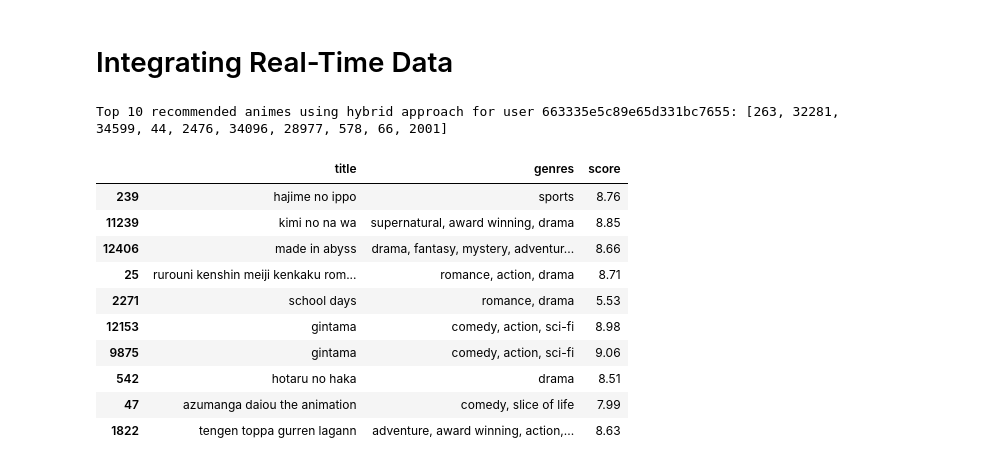
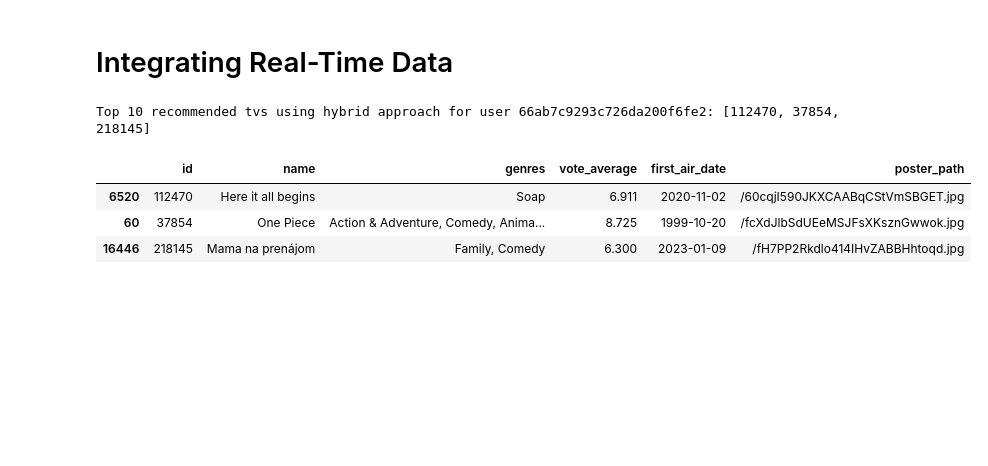
Before and after one commit to SStepz/TheWatcher, a Jupyter notebook: Recommendations/TVRS.ipynb, the cells around one changed output. Cells and saved outputs as stored; diff of their text form; code cells hidden in the pictures; blank space fills up the shorter version.

```diff
--- a/Recommendations/TVRS.ipynb
+++ b/Recommendations/TVRS.ipynb
@@ -94,7 +102,7 @@ Data columns (total 29 columns):
 dtypes: bool(2), float64(2), int64(5), object(20)
 memory usage: 35.1+ MB
 # %%
-df_tv = df_tv.drop(columns=['original_language', 'overview', 'adult', 'backdrop_path', 'first_air_date', 'last_air_date', 'homepage', 'original_name', 'poster_path', 'status', 'tagline', 'created_by', 'languages', 'networks', 'origin_country', 'spoken_languages', 'production_companies', 'production_countries', 'episode_run_time'])
+df_tv = df_tv.drop(columns=['original_language', 'overview', 'adult', 'backdrop_path', 'last_air_date', 'homepage', 'original_name', 'status', 'tagline', 'created_by', 'languages', 'networks', 'origin_country', 'spoken_languages', 'production_companies', 'production_countries', 'episode_run_time'])
 # %%
 df_tv.info()
 # %% [output]
@@ -298,7 +330,8 @@ NearestNeighbors(algorithm='brute', metric='cosine')
 # Function to get real-time recommendations using user-based collaborative filtering
 def get_recommendations_by_user(user_id, knn, user_tv_matrix, n=10):
     user_index = user_tv_matrix.index.get_loc(user_id)
-    distances, indices = knn.kneighbors(user_tv_sparse_matrix[user_index], n_neighbors=n+1)
+    n_neighbors = min(n + 1, user_tv_sparse_matrix.shape[0])  # Ensure n_neighbors is not greater than the number of samples
+    distances, indices = knn.kneighbors(user_tv_sparse_matrix[user_index], n_neighbors=n_neighbors)
 
     # Get the indices of the most similar users
     similar_users_indices = indices.flatten()[1:]  # Exclude the user itself
@@ -365,12 +398,12 @@ def hybrid_recommendations(user_id, svd, knn, user_tv_matrix, n=10):
         user_based_recommendations = [(tmdbId, (score - min_user_score) / (max_user_score - min_user_score), score) for tmdbId, score in user_based_recommendations]
 
     # Combine both sets of recommendations and remove duplicates
-    combined_recommendations = list(set(top_svd_recommendations + user_based_recommendations))
+    combined_recommendations = list({tmdbId: (score, original_score) for tmdbId, score, original_score in top_svd_recommendations + user_based_recommendations}.items())
 
     # Sort by recommendation score and then by tv score
-    combined_recommendations = sorted(combined_recommendations, key=lambda x: (x[1], x[2]), reverse=True)
+    combined_recommendations = sorted(combined_recommendations, key=lambda x: (x[1][0], x[1][1]), reverse=True)
 
-    final_recommendations = [tmdbId for tmdbId, _, _ in combined_recommendations[:n]]
+    final_recommendations = [tmdbId for tmdbId, _ in combined_recommendations[:n]]
     return final_recommendations
 
 def get_tv_details_by_ids(tv_ids):
@@ -379,7 +412,7 @@ def get_tv_details_by_ids(tv_ids):
         tv = df_tv[df_tv['id'] == tv_id]
         tvs.append(tv)
     result = pd.concat(tvs)
-    return result[['title', 'genres', 'vote_average']]
+    return result[['id', 'name', 'genres', 'vote_average', 'first_air_date', 'poster_path']]
 # %%
 svd_model = load('../AllModel/tv_svd_model.joblib')
 # %%
@@ -446,28 +472,21 @@ def update_knn_model(user_tv_sparse_matrix):
 
     return knn
 # %%
-mongouser = "kitsugarr"
-mongopass = "COgYoDBvZQdMMt6z"
+mongouser = ""
+mongopass = ""
 
 uri = f'mongodb+srv://{mongouser}:{mongopass}@cluster0.ls3onag.mongodb.net/next-auth-prisma?retryWrites=true&w=majority&appName=Cluster0'
 df_real_time = fetch_real_time_data(uri, 'next-auth-prisma', 'Media')
 user_tv_matrix, user_tv_sparse_matrix = update_user_item_matrix(df_score, df_real_time)
 knn = update_knn_model(user_tv_sparse_matrix)
 
 user_id = '66ab7c9293c726da200f6fe2'
 recommended_tvs_ids = hybrid_recommendations(user_id, svd_model, knn, user_tv_matrix)
 print(f'Top 10 recommended tvs using hybrid approach for user {user_id}: {recommended_tvs_ids}')
 get_tv_details_by_ids(recommended_tvs_ids)
 # %% [output]
-Top 10 recommended animes using hybrid approach for user 663335e5c89e65d331bc7655: [263, 32281, 34599, 44, 2476, 34096, 28977, 578, 66, 2001]
+Top 10 recommended tvs using hybrid approach for user 66ab7c9293c726da200f6fe2: [112470, 37854, 218145]
-|  | title | genres | score |
-| 239 | hajime no ippo | sports | 8.76 |
-| 11239 | kimi no na wa | supernatural, award winning, drama | 8.85 |
-| 12406 | made in abyss | drama, fantasy, mystery, adventur... | 8.66 |
-| 25 | rurouni kenshin meiji kenkaku rom... | romance, action, drama | 8.71 |
-| 2271 | school days | romance, drama | 5.53 |
-| 12153 | gintama | comedy, action, sci-fi | 8.98 |
-| 9875 | gintama | comedy, action, sci-fi | 9.06 |
-| 542 | hotaru no haka | drama | 8.51 |
-| 47 | azumanga daiou the animation | comedy, slice of life | 7.99 |
-| 1822 | tengen toppa gurren lagann | adventure, award winning, action,... | 8.63 |
+|  | id | name | genres | vote_average | first_air_date | poster_path |
+| 6520 | 112470 | Here it all begins | Soap | 6.911 | 2020-11-02 | /60cqjI590JKXCAABqCStVmSBGET.jpg |
+| 60 | 37854 | One Piece | Action & Adventure, Comedy, Anima... | 8.725 | 1999-10-20 | /fcXdJlbSdUEeMSJFsXKsznGwwok.jpg |
+| 16446 | 218145 | Mama na prenájom | Family, Comedy | 6.300 | 2023-01-09 | /fH7PP2Rkdlo414IHvZABBHhtoqd.jpg |
```
Also changed, not shown: parts of 10 cells of this notebook, 10 other files.
